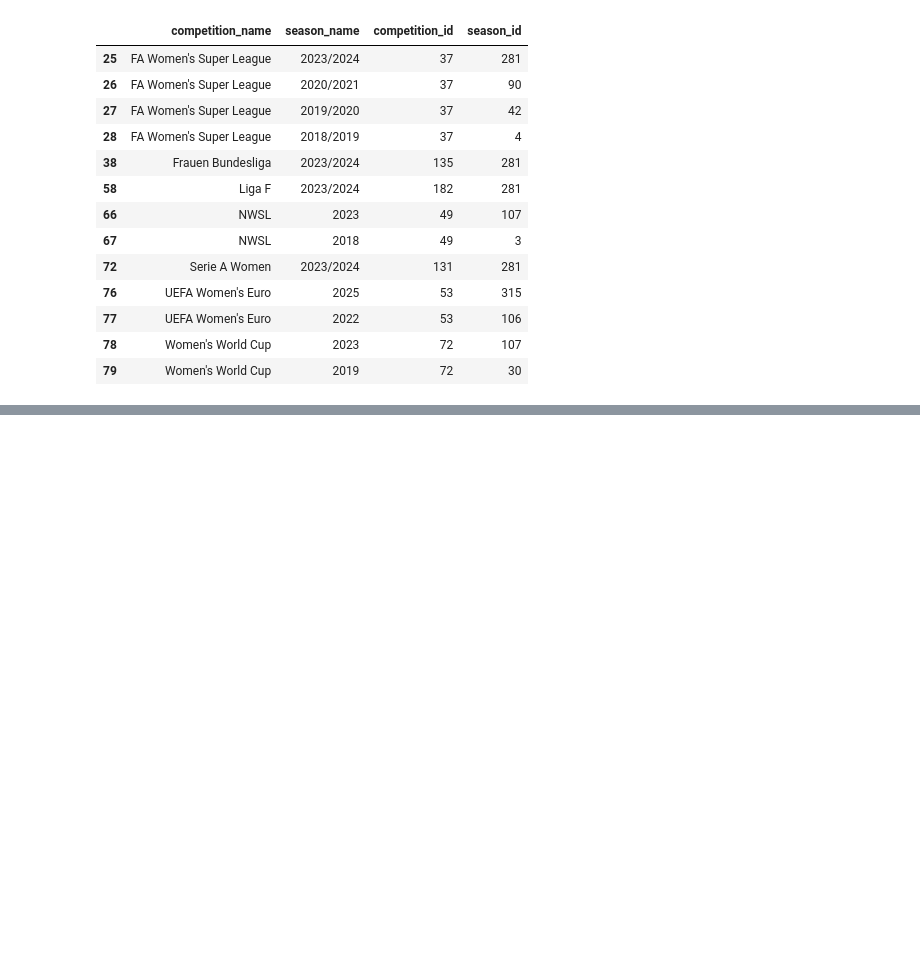
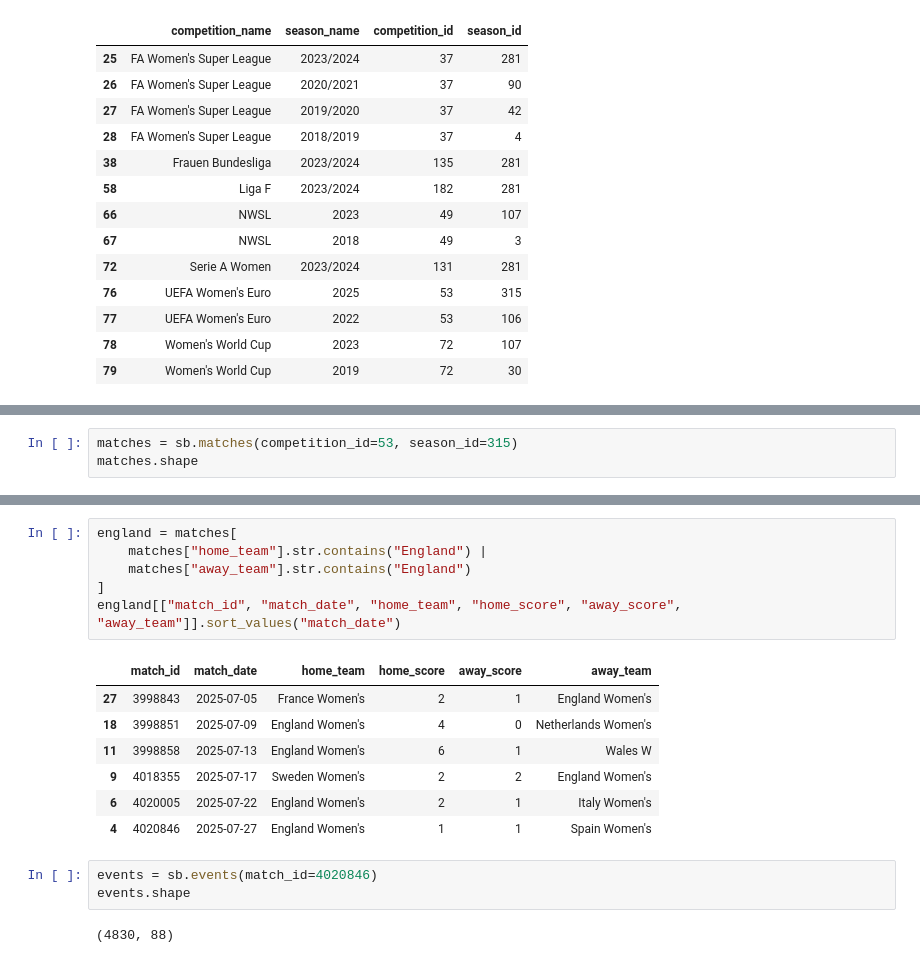
Before and after one commit to georgiajayy/womens-football-dashboard, a Jupyter notebook: 01_exploration.ipynb, the cells around one changed output, grey strips where cells are left out. Drawn from its saved outputs; the diff is of its cells as text; blank space fills up the shorter version.

```diff
--- a/01_exploration.ipynb
+++ b/01_exploration.ipynb
@@ -30,0 +33,3 @@ womens[["competition_name", "season_name", "competition_id", "season_id"]]
+# %%
+matches = sb.matches(competition_id=53, season_id=315)
+matches.shape
@@ -30,0 +46,19 @@ womens[["competition_name", "season_name", "competition_id", "season_id"]]
+# %%
+england = matches[
+    matches["home_team"].str.contains("England") |
+    matches["away_team"].str.contains("England")
+]
+england[["match_id", "match_date", "home_team", "home_score", "away_score", "away_team"]].sort_values("match_date")
+# %% [output]
+|  | match_id | match_date | home_team | home_score | away_score | away_team |
+| 27 | 3998843 | 2025-07-05 | France Women's | 2 | 1 | England Women's |
+| 18 | 3998851 | 2025-07-09 | England Women's | 4 | 0 | Netherlands Women's |
+| 11 | 3998858 | 2025-07-13 | England Women's | 6 | 1 | Wales W |
+| 9 | 4018355 | 2025-07-17 | Sweden Women's | 2 | 2 | England Women's |
+| 6 | 4020005 | 2025-07-22 | England Women's | 2 | 1 | Italy Women's |
+| 4 | 4020846 | 2025-07-27 | England Women's | 1 | 1 | Spain Women's |
+# %%
+events = sb.events(match_id=4020846)
+events.shape
+# %% [output]
+(4830, 88)
```
Also changed, not shown: parts of 7 cells of this notebook, 1 other file.
